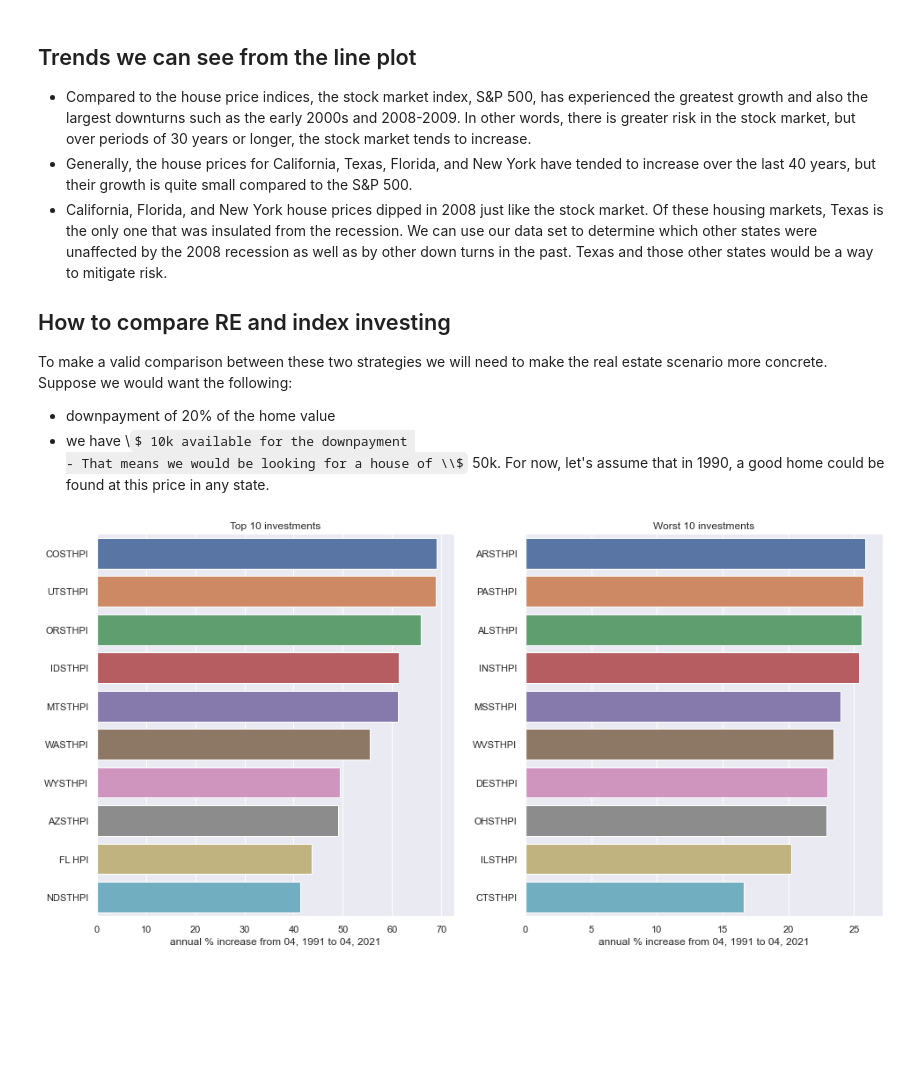
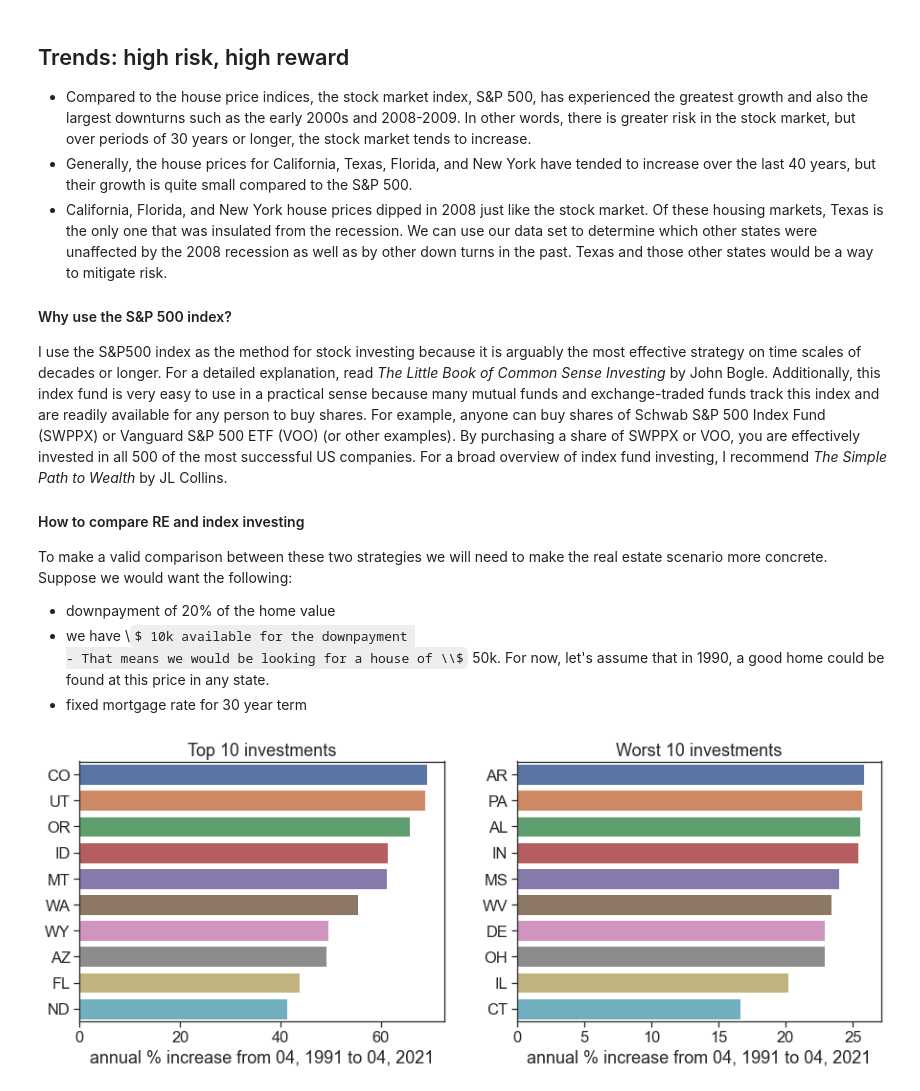
Before and after one commit to fxpena/portfolio, a Jupyter notebook: RE_v_stocks.ipynb, the cells around one changed output. Saved outputs shown, nothing was run; the diff lists cells and outputs as text; code cells hidden in the pictures; some formulas as TeX source; blank space fills up the shorter version.

```diff
--- a/RE_v_stocks.ipynb
+++ b/RE_v_stocks.ipynb
@@ -10,7 +16,8 @@ from datetime import timedelta
 from datetime import datetime, date
 import matplotlib.pyplot as plt
 import seaborn as sns
-sns.set_theme(style="ticks")
+sns.set_theme(style="ticks", font_scale=1.5)
+from sklearn import linear_model
 
 #create a dataFrame from each file
 mortgage_rates=pd.read_csv("MORTGAGE30US.csv",index_col=0)
@@ -39,17 +46,20 @@ for f in files:
 states_HPI=frames[0].join(frames[1:])/100
 #dates are the first day of each quarter
 states_HPI.index=pd.to_datetime(states_HPI.index)
-
+#rename all the state names without the HPI
+#create a dict where the keys are the column names and the values are just the state abbrev
+mapping={}
+for state in states_HPI.columns:
+    mapping[state]=state[:2]
+states_HPI.rename(columns=mapping,inplace=True)
 #create a new frame with all data as columns
 df=SP500_q.join(states_HPI,how='inner')
-df.rename(columns={' Open': 'S&P 500',
-                   'NYSTHPI': 'NY HPI',
-                  'TXSTHPI': 'TX HPI',
-                  'CASTHPI': 'CA HPI',
-                  'FLSTHPI': 'FL HPI'},inplace=True)
-sns.set()
+#rename the column for clarity
+df.rename(columns={' Open': 'S&P 500'},inplace=True)
+
 #let's look at the 4 largest states in population
-sns.lineplot(data=df[['S&P 500','CA HPI','TX HPI','FL HPI','NY HPI']])
+plt.figure(figsize=(8,5))
+sns.lineplot(data=df[['S&P 500','CA','TX','FL','NY']])
 plt.ylabel('Value relative to 1980 Q1')
 plt.show()
 # %% [output]
@@ -57,24 +67,28 @@ plt.show()
 # %% [markdown]
-## Trends we can see from the line plot
+## Trends: high risk, high reward
 - Compared to the house price indices, the stock market index, S&P 500, has experienced the greatest growth and also the largest downturns such as the early 2000s and 2008-2009. In other words, there is greater risk in the stock market, but over periods of 30 years or longer, the stock market tends to increase.
 - Generally, the house prices for California, Texas, Florida, and New York have tended to increase over the last 40 years, but their growth is quite small compared to the S&P 500.
 - California, Florida, and New York house prices dipped in 2008 just like the stock market. Of these housing markets, Texas is the only one that was insulated from the recession. We can use our data set to determine which other states were unaffected by the 2008 recession as well as by other down turns in the past. Texas and those other states would be a way to mitigate risk.
 
-## How to compare RE and index investing
+#### Why use the S&P 500 index?
+I use the S&P500 index as the method for stock investing because it is arguably the most effective strategy on time scales of decades or longer. For a detailed explanation, read _The Little Book of Common Sense Investing_ by John Bogle. Additionally, this index fund is very easy to use in a practical sense because many mutual funds and exchange-traded funds track this index and are readily available for any person to buy shares. For example, anyone can buy shares of Schwab S&P 500 Index Fund (SWPPX) or Vanguard S&P 500 ETF (VOO) (or other examples). By purchasing a share of SWPPX or VOO, you are effectively invested in all 500 of the most successful US companies. For a broad overview of index fund investing, I recommend _The Simple Path to Wealth_ by JL Collins.
+
+#### How to compare RE and index investing
 To make a valid comparison between these two strategies we will need to make the real estate scenario more concrete. Suppose we would want the following:
 - downpayment of 20% of the home value
 - we have \\$ 10k available for the downpayment
 - That means we would be looking for a house of \\$ 50k. For now, let's assume that in 1990, a good home could be found at this price in any state.
+- fixed mortgage rate for 30 year term
 # %%
 
 def calc_changes(df,start_date,final_date):
-    """ Calculate the % change of each of the categories in a DataFrame
+    """ Calculate the % change of each of the columns in a DataFrame
     INPUTS
     df: pandas dataframe with a datetime index
     start_time: datetime object
     final_date: datetime object
     OUTPUT
-    changes: values are the yearly average
+    changes: values are the percent change as a Series
     """
     ind=df.index>=start_date
     #select the closest values to the start date
@@ -87,40 +101,35 @@ def calc_changes(df,start_date,final_date):
     changes=changes.squeeze(axis=0)*100/n_years
     changes.sort_values(inplace=True,ascending=False)
     #determine the average interest rate on a fixed, 30-year loan at the purchase time
     int_rate=mortgage_rates['MORTGAGE30US'][mortgage_rates.index>=start_date]
     #real estate gains are relative to the downpayment, instead of the house value
     changes[1:]=changes[1:]*5-int_rate[0]/100 #substract the mortgage rate
     changes.sort_values(inplace=True,ascending=False)
     return changes
 
-#choose a start date
-start_date=datetime(1991,4,1)
 #choose the last date that's available
 final_date=df.index[-1]
+start_date=final_date.replace(year=final_date.year-30) #subtract 30 years
 example1=calc_changes(df,start_date,final_date)
 #show these changes in a bar plot
 def plot_best_and_worst(for_plot,start_date,final_date,use_xlim=False):
-    fig, ax=plt.subplots(1,2,figsize=(16,8))
+    fig, ax=plt.subplots(1,2,figsize=(15,5))
     for_xaxis='annual % increase from '+start_date.strftime('%m, %Y')+' to '+final_date.strftime('%m, %Y')
     #only show the top 10
     sns.barplot(x=for_plot[:10],y=for_plot[:10].index,ax=ax[0],orient='h')
     ax[0].set_title('Top 10 investments')
     ax[0].set_xlabel(for_xaxis)
     if use_xlim:
         ax[0].set_xlim(0,40)
-    #for_plot=example1[-10:]
     sns.barplot(x=for_plot[-10:],y=for_plot[-10:].index,ax=ax[1],orient='h')
     ax[1].set_title('Worst 10 investments')
     ax[1].set_xlabel(for_xaxis)
     if use_xlim:
         ax[1].set_xlim(0,40)
     plt.show()
 
-#determine the average interest rate on a fixed, 30-year loan at the purchase time
-#int_rate=mortgage_rates['MORTGAGE30US'][mortgage_rates.index>=start_date]
-#example1[1:]=example1[1:]*5-int_rate[0]/100
-#example1.sort_values(inplace=True,ascending=False)
+
 plot_best_and_worst(example1,start_date,final_date,False)
 # %% [output]
-[figure, old version]
+[figure, new version]
 # %% [markdown]
```
Also changed, not shown: parts of 18 cells of this notebook.
